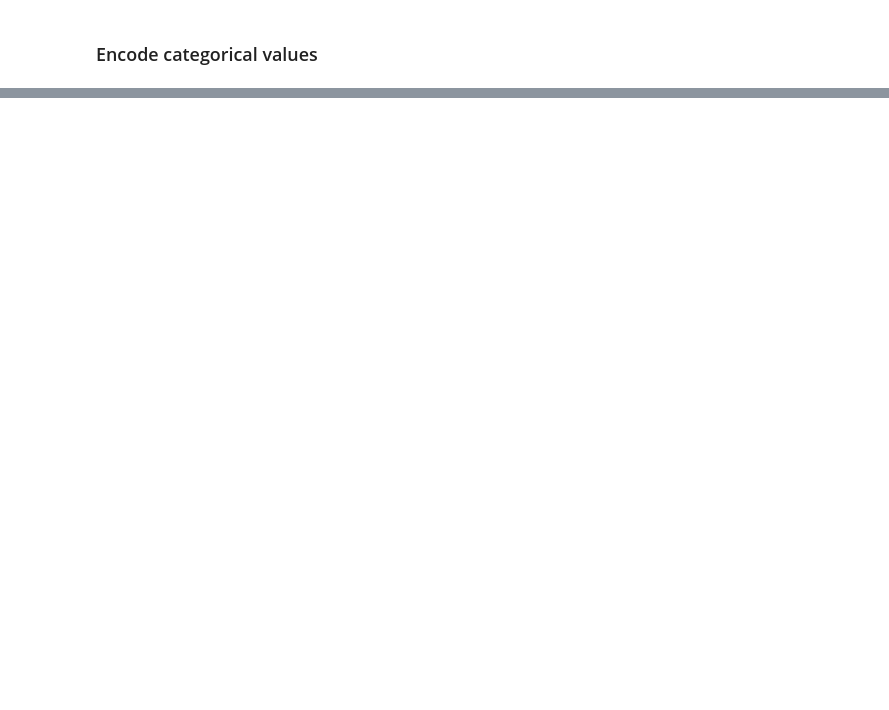
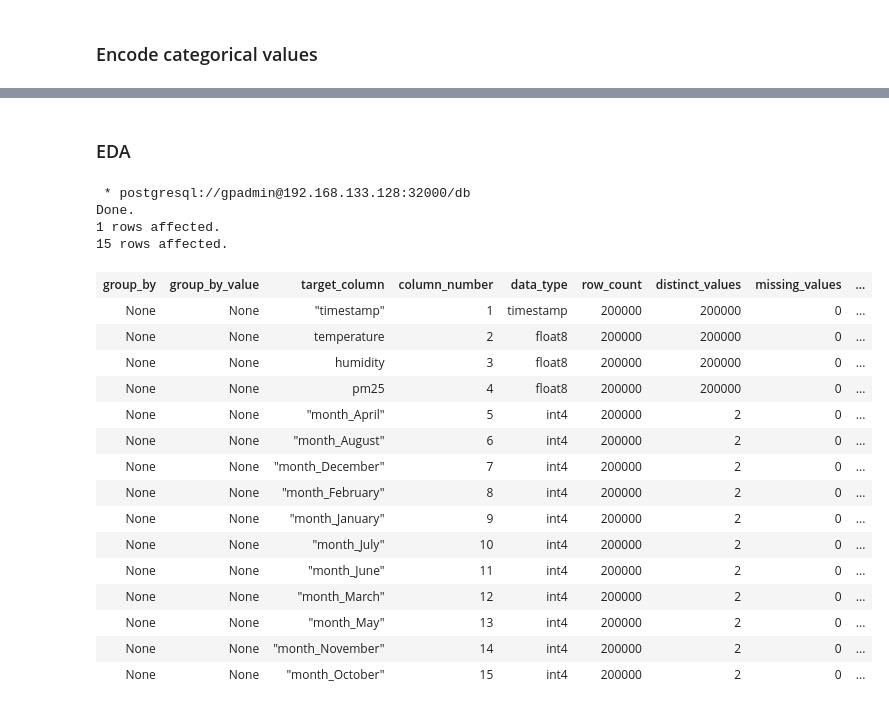
Before and after one commit to guyzsarun/rabbitmq-gpdb-poc, a Jupyter notebook: gpdb/madlib-demo.ipynb, the cells around one changed output, grey strips where cells are left out. Saved outputs shown, nothing was run; the diff lists cells and outputs as text; code cells hidden in the pictures; blank space fills up the shorter version.

```diff
--- a/gpdb/madlib-demo.ipynb
+++ b/gpdb/madlib-demo.ipynb
@@ -195,0 +206,39 @@ Done.
+# %% [markdown]
+### EDA
+# %%
+%%sql
+DROP TABLE IF EXISTS sensors_summary ;
+SELECT madlib.summary (
+    'sensors_encoded',  -- source_table
+    'sensors_summary',  -- output_table
+    NULL,  -- target_cols
+    NULL,  -- grouping_cols
+    TRUE,  -- get_distinct
+    TRUE,  -- get_quartiles
+    NULL,  -- quantile_array
+    10,    -- how_many_mfv
+    FALSE  -- get_estimate
+);
+
+SELECT * FROM sensors_summary LIMIT 15;
+# %% [output]
+ * postgresql://gpadmin@192.168.133.128:32000/db
+Done.
+1 rows affected.
+15 rows affected.
+| group_by | group_by_value | target_column | column_number | data_type | row_count | distinct_values | missing_values | ... |
+| None | None | "timestamp" | 1 | timestamp | 200000 | 200000 | 0 | ... |
+| None | None | temperature | 2 | float8 | 200000 | 200000 | 0 | ... |
+| None | None | humidity | 3 | float8 | 200000 | 200000 | 0 | ... |
+| None | None | pm25 | 4 | float8 | 200000 | 200000 | 0 | ... |
+| None | None | "month_April" | 5 | int4 | 200000 | 2 | 0 | ... |
+| None | None | "month_August" | 6 | int4 | 200000 | 2 | 0 | ... |
+| None | None | "month_December" | 7 | int4 | 200000 | 2 | 0 | ... |
+| None | None | "month_February" | 8 | int4 | 200000 | 2 | 0 | ... |
+| None | None | "month_January" | 9 | int4 | 200000 | 2 | 0 | ... |
+| None | None | "month_July" | 10 | int4 | 200000 | 2 | 0 | ... |
+| None | None | "month_June" | 11 | int4 | 200000 | 2 | 0 | ... |
+| None | None | "month_March" | 12 | int4 | 200000 | 2 | 0 | ... |
+| None | None | "month_May" | 13 | int4 | 200000 | 2 | 0 | ... |
+| None | None | "month_November" | 14 | int4 | 200000 | 2 | 0 | ... |
+| None | None | "month_October" | 15 | int4 | 200000 | 2 | 0 | ... |
```
Also changed, not shown: parts of 7 cells of this notebook, 1 other file.
